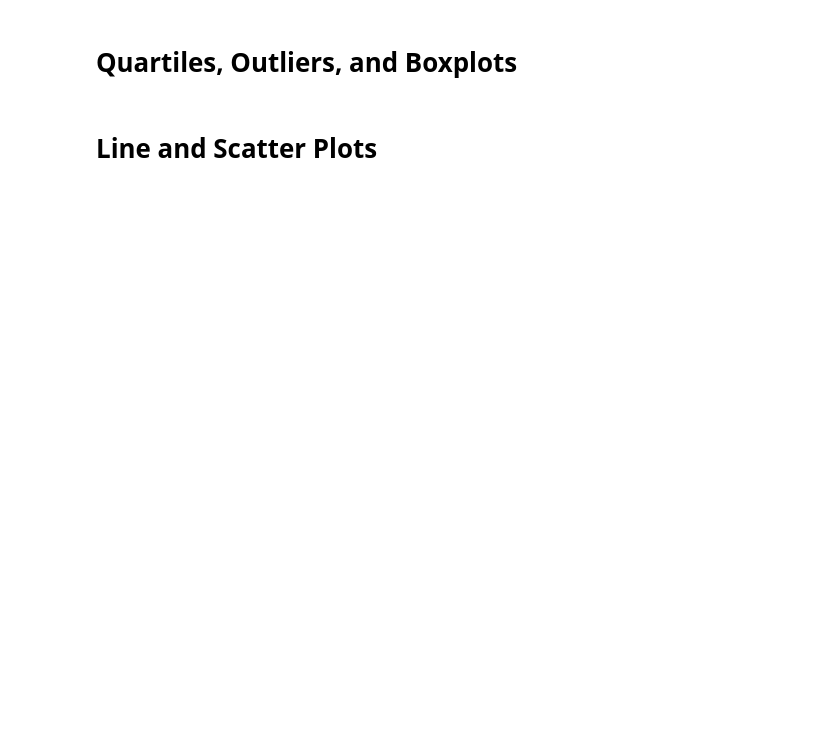
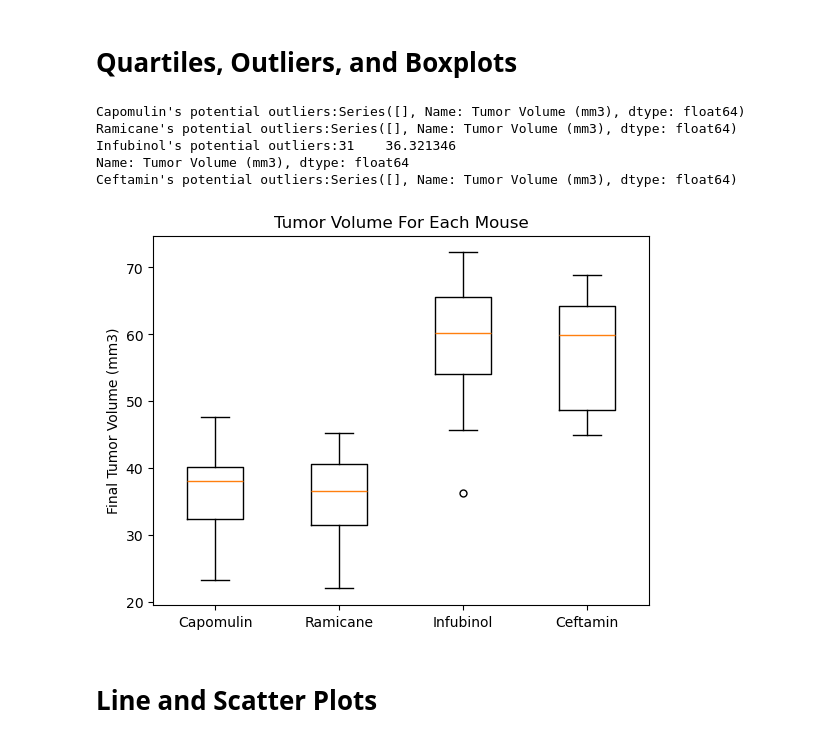
Before and after one commit to samrawitb/matplotlib-challenge, a Jupyter notebook: Pymaceuticals/pymaceuticals.ipynb, the cells around one changed output. Drawn from its saved outputs; the diff is of its cells as text; code cells hidden in the pictures; blank space fills up the shorter version.

```diff
--- a/Pymaceuticals/pymaceuticals.ipynb
+++ b/Pymaceuticals/pymaceuticals.ipynb
@@ -218,2 +188,51 @@ plt.show()
+# %%
+# Calculate the final tumor volume of each mouse across four of the treatment regimens:
+# Capomulin, Ramicane, Infubinol, and Ceftamin
+# Start by getting the last (greatest) timepoint for each mouse
+mouse_timepoint = df_cleaned.groupby(["Mouse ID"]).max()
+mouse_timepoint_reset = mouse_timepoint.reset_index()
+
+# Merge this group df with the original DataFrame to get the tumor volume at the last timepoint
+timepoint_df_cleaned = mouse_timepoint_reset[['Mouse ID','Timepoint']].\
+    merge(df_cleaned,on=['Mouse ID','Timepoint'],how="left")
+# %%
+# Putting treatments into a list for for loop (and later for plot labels)
+def outliers(regimen):
+    regimen_data = timepoint_df_cleaned.loc[timepoint_df_cleaned["Drug Regimen"] == regimen]['Tumor Volume (mm3)']
+
+    quartiles = regimen_data.quantile([.25,.5,.75])
+    quart_first = quartiles[0.25]
+    quart_last = quartiles[0.75]
+    quart_range = quart_last - quart_first
+    lower_bound = quart_first - (1.5 * quart_range)
+    upper_bound = quart_last + (1.5 * quart_range)
+
+# Determining outliers using upper and lower bounds
+    outliers = regimen_data.loc[(regimen_data < lower_bound) | (regimen_data > upper_bound)]
+    print(f"{regimen}'s potential outliers:{outliers}")
+    return regimen_data
+
+capomulin = outliers("Capomulin")
+ramicane = outliers("Ramicane")
+infubinol = outliers("Infubinol")
+ceftamin = outliers("Ceftamin")
+# %% [output]
+Capomulin's potential outliers:Series([], Name: Tumor Volume (mm3), dtype: float64)
+Ramicane's potential outliers:Series([], Name: Tumor Volume (mm3), dtype: float64)
+Infubinol's potential outliers:31    36.321346
+Name: Tumor Volume (mm3), dtype: float64
+Ceftamin's potential outliers:Series([], Name: Tumor Volume (mm3), dtype: float64)
+# %%
+# Generate a box plot that shows the distrubution of the tumor volume for each treatment group.
+
+fig1, ax1 = plt.subplots()
+ax1.set_title('Tumor Volume For Each Mouse')
+ax1.set_ylabel("Final Tumor Volume (mm3)")
+flierprops = dict(marker="o", color="red", markersize=5)
+ax1.boxplot([capomulin, ramicane, infubinol ,ceftamin],labels=['Capomulin','Ramicane','Infubinol','Ceftamin'],flierprops=flierprops)
+
+plt.show()
+# %% [output]
+[figure, added]
 # %% [markdown]
 # Line and Scatter Plots
```
Also changed, not shown: parts of 19 cells of this notebook, 3 other files.
